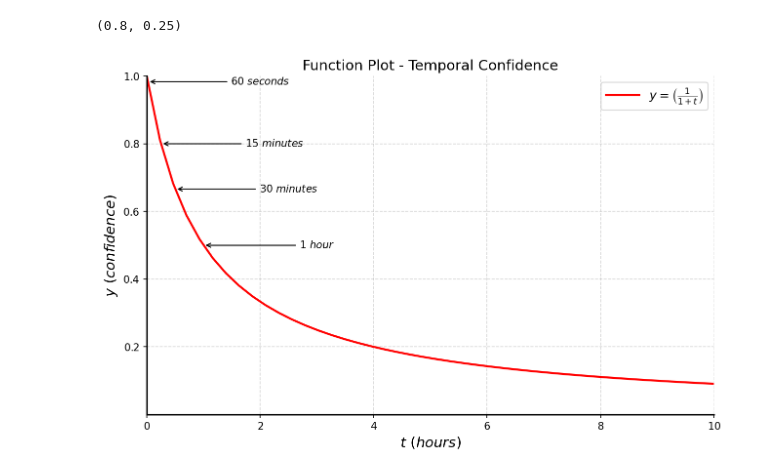
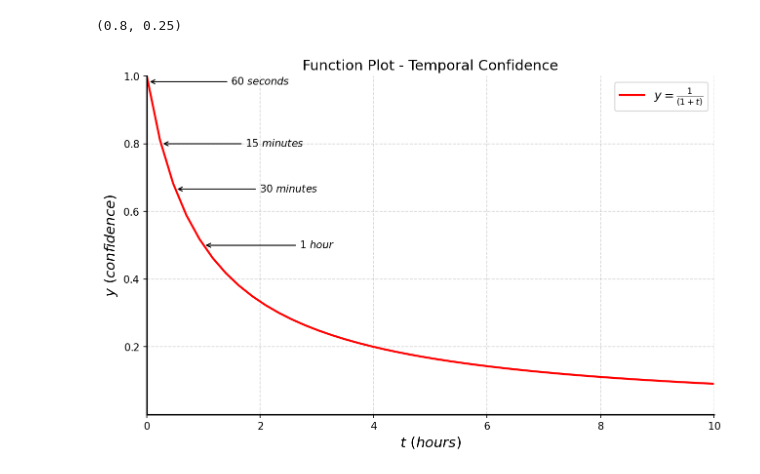
Before and after one commit to andyrids/hybrid-association, a Jupyter notebook: Hybrid_Spatio_temporal_Association_Within_Standardised_&_Non_standardised_Space.ipynb, the cells around one changed output. Saved outputs shown, nothing was run; the diff lists cells and outputs as text; code cells hidden in the pictures.

```diff
--- a/Hybrid_Spatio_temporal_Association_Within_Standardised_&_Non_standardised_Space.ipynb
+++ b/Hybrid_Spatio_temporal_Association_Within_Standardised_&_Non_standardised_Space.ipynb
@@ -118,7 +118,7 @@ x = np.linspace(0, 10, 44)
 y = 1.0 / (1 + x)
 
 fig, ax = plt.subplots(figsize=(10, 6), dpi=150)
-ax.plot(x, y, color="r", label=r'$y = \left(\frac{1}{1+t}\right)$', linewidth=2)
+ax.plot(x, y, color="r", label=r'$y = \frac{1}{\left(1+t\right)}$', linewidth=2)
 
 ax.annotate(
     r'$60 \ seconds$',
@@ -164,34 +164,34 @@ ax.set_title("Function Plot - Temporal Confidence", fontsize=14)
 
 ax.set(
     xlim=(0, 10),
     ylim=(0, 1),
     yticks=list(filter(bool, np.linspace(0, 1, 6)))
 )
 
 ax.xaxis.set_major_locator(AutoLocator())
 
 ax.ticklabel_format(useMathText=True)
 ax.grid(alpha=.5, linestyle="--")
 
 ax.set_xlabel(r'$t \ (hours)$', fontsize=14, position="right")
 ax.set_ylabel(r'$y \ (confidence)$', fontsize=14, position="top")
 
 ax.yaxis.set_ticks_position("left")
 ax.xaxis.set_ticks_position("bottom")
 
 ax.spines[["top", "right"]].set_visible(False)
 ax.spines[["bottom", "left"]].set_position("zero")
 ax.spines["bottom"].set(linewidth=1.5)
 ax.spines["left"].set(linewidth=1.5)
 
 xgrid_lines = ax.get_xgridlines()
 ygrid_lines = ax.get_ygridlines()
 xgrid_lines[0].set_visible(False)
 ygrid_lines[-1].set_visible(False)
 
-ax.legend(handlelength=2.7, fontsize='large', fancybox=True)
+ax.legend(handlelength=2, fontsize='large', fancybox=True)
 plt.show()
 # %% [output]
-[figure, old version]
+[figure, new version]
 # %%
 plt.close("all")
```
Also changed, not shown: parts of 1 cell of this notebook.
